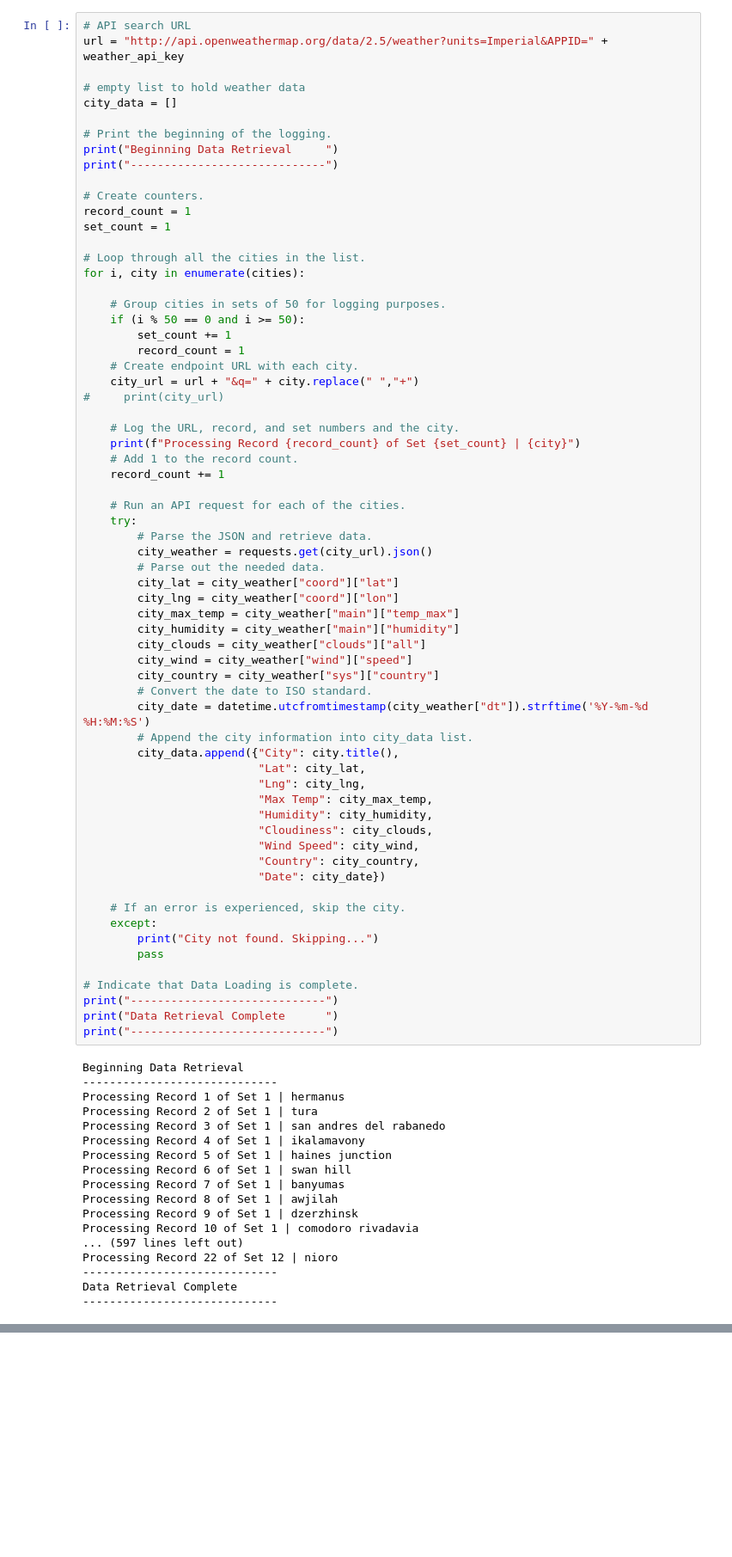
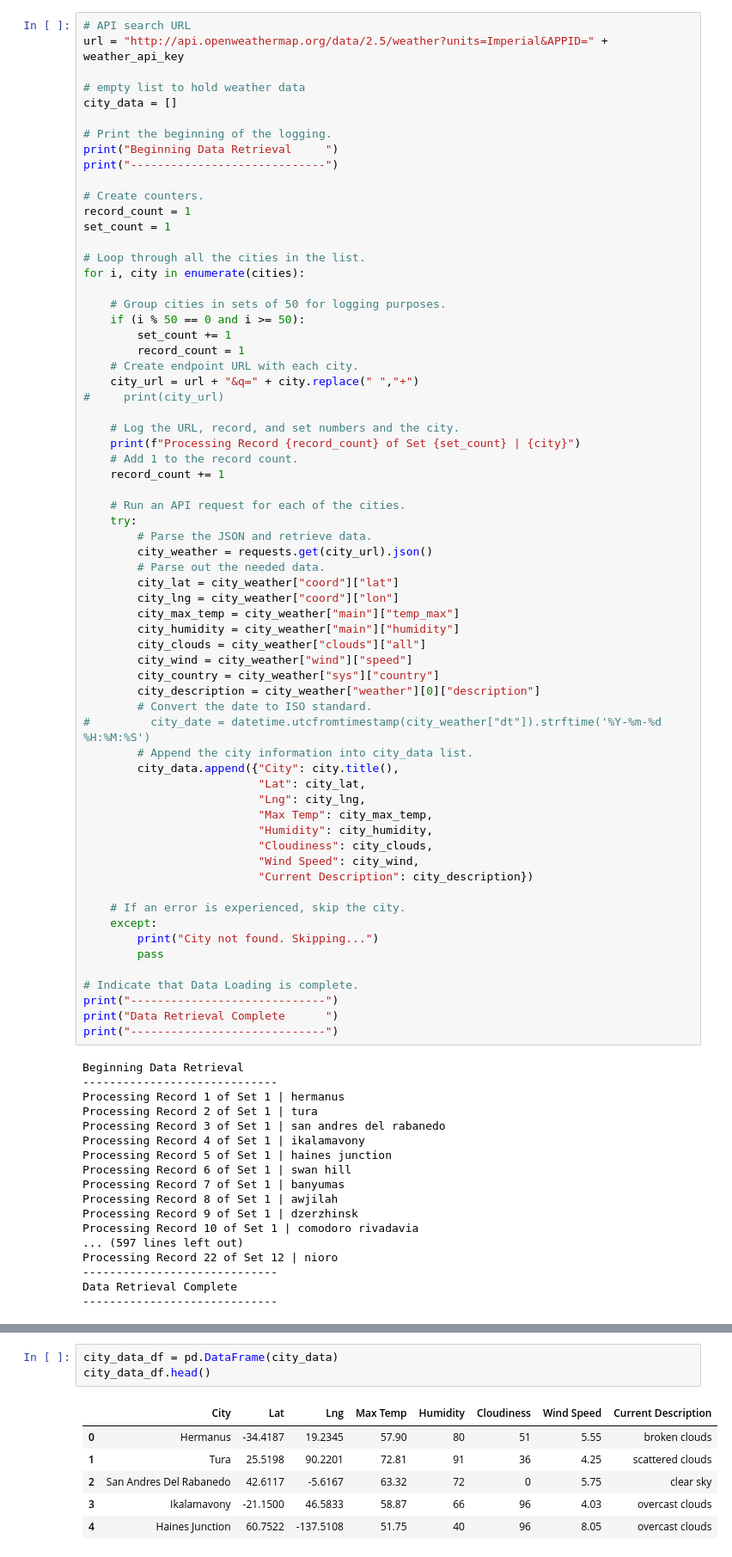
Before and after one commit to curtissmith291/world_weather_analysis, a Jupyter notebook: Weather_Database/Weather_Database.ipynb, the cells around one changed output, grey strips where cells are left out. Shown: that part at 86% size. Drawn from its saved outputs; the diff is of its cells as text; blank space fills up the shorter version.

Commit message:
created DF with weather data

```diff
--- a/Weather_Database/Weather_Database.ipynb
+++ b/Weather_Database/Weather_Database.ipynb
@@ -85,8 +85,9 @@ for i, city in enumerate(cities):
         city_clouds = city_weather["clouds"]["all"]
         city_wind = city_weather["wind"]["speed"]
         city_country = city_weather["sys"]["country"]
+        city_description = city_weather["weather"][0]["description"]
         # Convert the date to ISO standard.
-        city_date = datetime.utcfromtimestamp(city_weather["dt"]).strftime('%Y-%m-%d %H:%M:%S')
+#         city_date = datetime.utcfromtimestamp(city_weather["dt"]).strftime('%Y-%m-%d %H:%M:%S')
         # Append the city information into city_data list.
         city_data.append({"City": city.title(),
                           "Lat": city_lat,
@@ -95,8 +96,7 @@ for i, city in enumerate(cities):
                           "Humidity": city_humidity,
                           "Cloudiness": city_clouds,
                           "Wind Speed": city_wind,
-                          "Country": city_country,
-                          "Date": city_date})
+                          "Current Description": city_description})
 
     # If an error is experienced, skip the city.
     except:
@@ -131,0 +132,10 @@ len(city_data)
+# %%
+city_data_df = pd.DataFrame(city_data)
+city_data_df.head()
+# %% [output]
+|  | City | Lat | Lng | Max Temp | Humidity | Cloudiness | Wind Speed | Current Description |
+| 0 | Hermanus | -34.4187 | 19.2345 | 57.90 | 80 | 51 | 5.55 | broken clouds |
+| 1 | Tura | 25.5198 | 90.2201 | 72.81 | 91 | 36 | 4.25 | scattered clouds |
+| 2 | San Andres Del Rabanedo | 42.6117 | -5.6167 | 63.32 | 72 | 0 | 5.75 | clear sky |
+| 3 | Ikalamavony | -21.1500 | 46.5833 | 58.87 | 66 | 96 | 4.03 | overcast clouds |
+| 4 | Haines Junction | 60.7522 | -137.5108 | 51.75 | 40 | 96 | 8.05 | overcast clouds |
```
Also changed, not shown: parts of 2 cells of this notebook, 1 other file.
